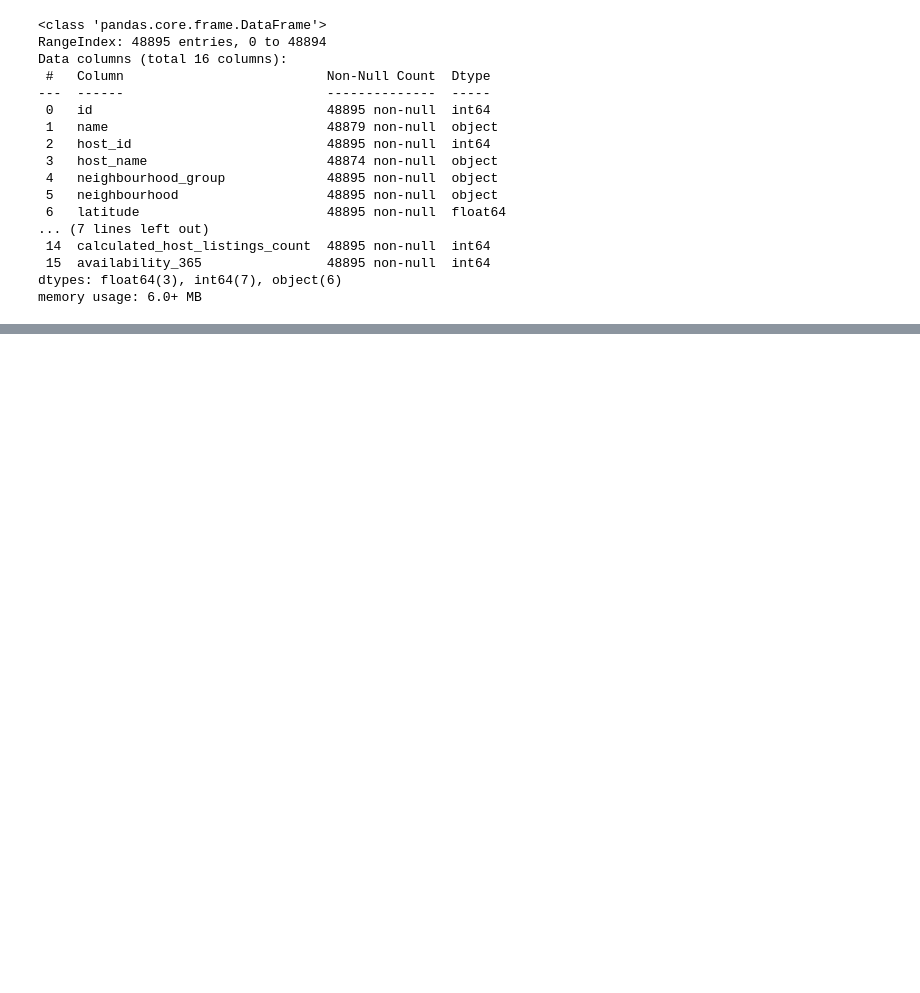
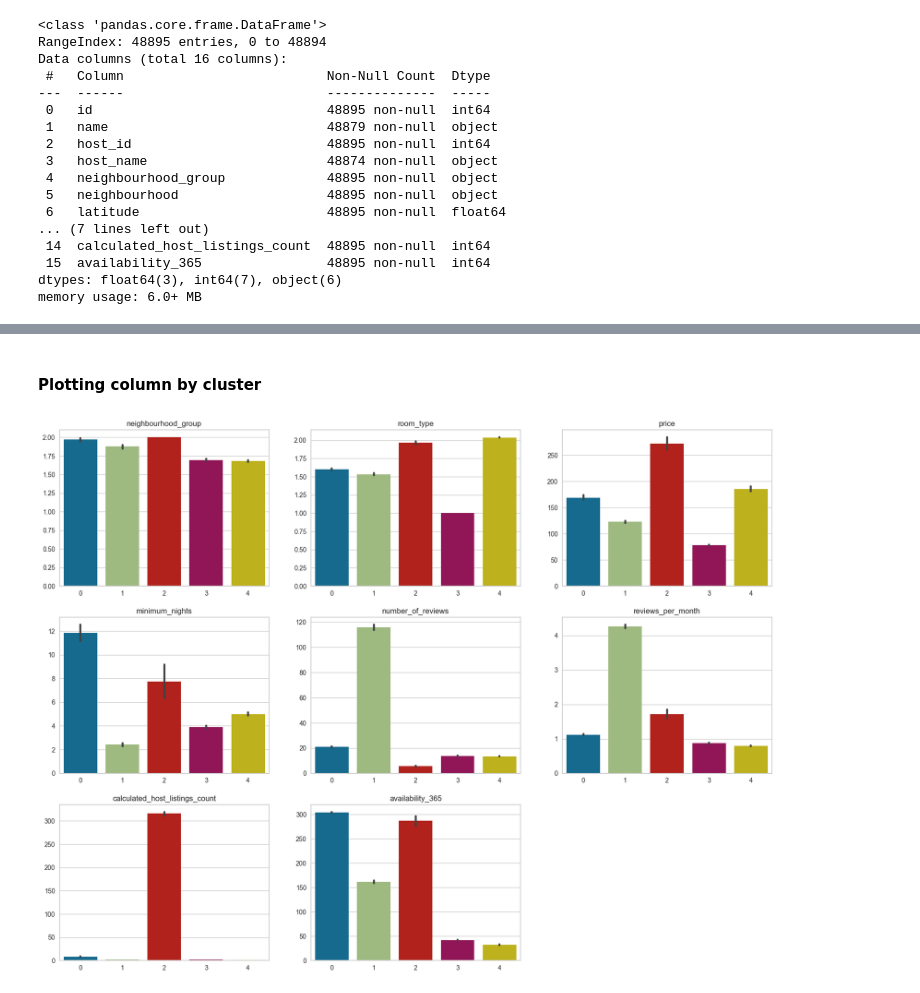
Before and after one commit to mzeugenia/AirBnB-in-NYC-Accommodation-Segmentation, a Jupyter notebook: AirBnB Customer segmentation.ipynb, the cells around one changed output, grey strips where cells are left out. Saved outputs shown, nothing was run; the diff lists cells and outputs as text; code cells hidden in the pictures; blank space fills up the shorter version.

```diff
--- a/AirBnB Customer segmentation.ipynb
+++ b/AirBnB Customer segmentation.ipynb
@@ -64,0 +116,11 @@ df.reset_index(inplace = True, drop = True)
+# %%
+scaler = StandardScaler()
+cluster = KMeans(n_clusters=5)
+pipe = make_pipeline(scaler, cluster)
+pipe.fit(df_num)
+
+values = pipe[:1].transform(df_num)
+
+df["clusters"] = pipe["kmeans"].labels_
+
+df
@@ -64,0 +162,27 @@ df.reset_index(inplace = True, drop = True)
+# %% [markdown]
+#### Plotting column by cluster
+# %%
+import math
+
+var_list = ['neighbourhood_group','room_type', 'price',
+       'minimum_nights', 'number_of_reviews','reviews_per_month', 'calculated_host_listings_count',
+       'availability_365' ]
+
+cols=3
+
+rows = math.ceil(len(var_list)/cols)
+
+fig, axs = plt.subplots(nrows=rows, ncols=cols, figsize = (20, 5*rows))
+
+for i, ax in zip(var_list, axs.flat):
+    g = sns.barplot(data = df, x="clusters", y=i, ax = ax)
+    ax.set(xlabel="", ylabel ="", title=i)
+
+
+# Flat the plot: go backwards and drop the "ax" that is not plotting anything
+for i in axs.flat[::-1][:rows*cols-len(var_list)]:
+    i.set_axis_off()
+
+plt.show()
+# %% [output]
+[figure, added]
```
Also changed, not shown: parts of 17 cells of this notebook.
